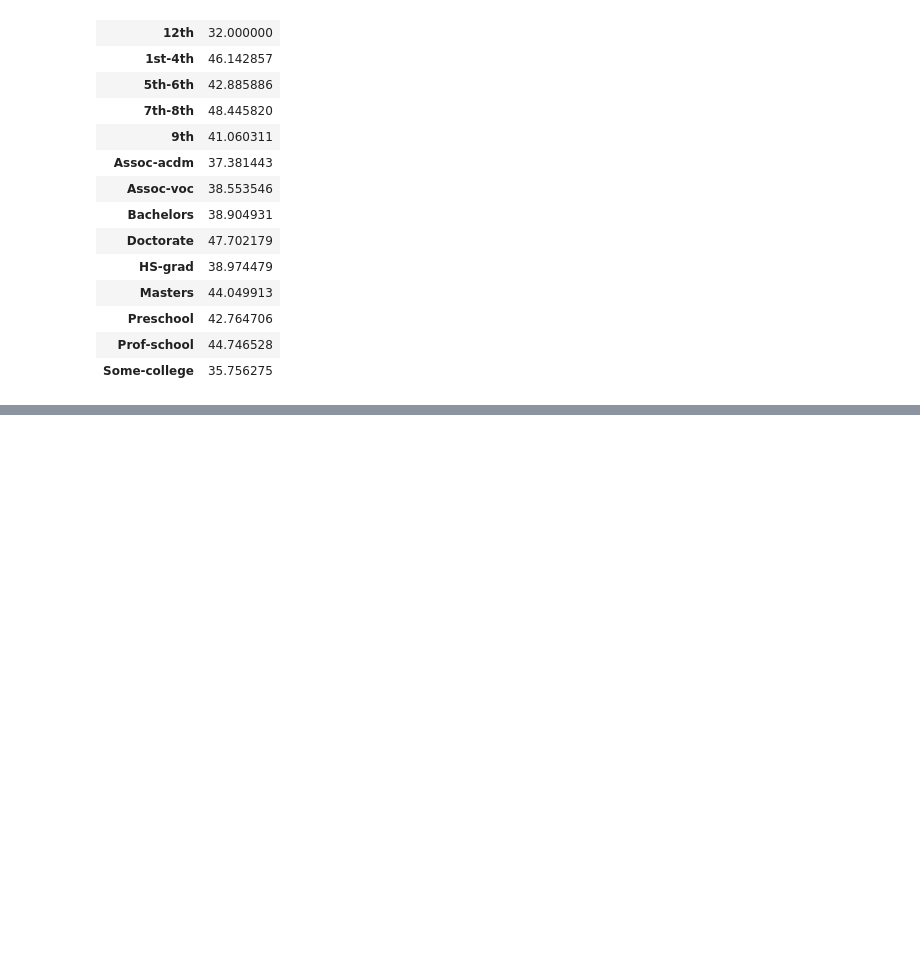
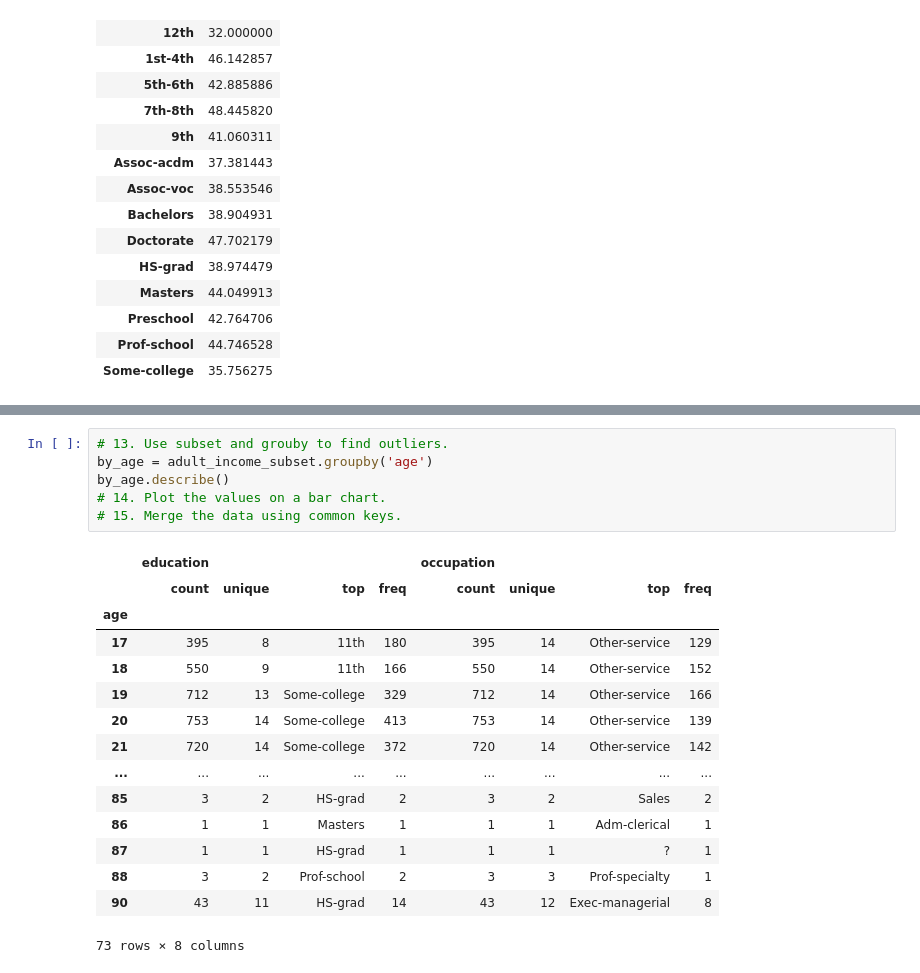
Before and after one commit to ramsey-king/DSC-540-Data-Preparation, a Jupyter notebook: Wk3-4/KingRamseyWk3-4Exercises.ipynb, the cells around one changed output, grey strips where cells are left out. Cells and saved outputs as stored; diff of their text form; blank space fills up the shorter version.

```diff
--- a/Wk3-4/KingRamseyWk3-4Exercises.ipynb
+++ b/Wk3-4/KingRamseyWk3-4Exercises.ipynb
@@ -242,0 +277,22 @@ above the 75th percentile
+# %%
+# 13. Use subset and grouby to find outliers.
+by_age = adult_income_subset.groupby('age')
+by_age.describe()
+# 14. Plot the values on a bar chart.
+# 15. Merge the data using common keys.
+# %% [output]
+|  | education |  |  |  | occupation |  |  |  |
+|  | count | unique | top | freq | count | unique | top | freq |
+| age |  |  |  |  |  |  |  |  |
+| 17 | 395 | 8 | 11th | 180 | 395 | 14 | Other-service | 129 |
+| 18 | 550 | 9 | 11th | 166 | 550 | 14 | Other-service | 152 |
+| 19 | 712 | 13 | Some-college | 329 | 712 | 14 | Other-service | 166 |
+| 20 | 753 | 14 | Some-college | 413 | 753 | 14 | Other-service | 139 |
+| 21 | 720 | 14 | Some-college | 372 | 720 | 14 | Other-service | 142 |
+| ... | ... | ... | ... | ... | ... | ... | ... | ... |
+| 85 | 3 | 2 | HS-grad | 2 | 3 | 2 | Sales | 2 |
+| 86 | 1 | 1 | Masters | 1 | 1 | 1 | Adm-clerical | 1 |
+| 87 | 1 | 1 | HS-grad | 1 | 1 | 1 | ? | 1 |
+| 88 | 3 | 2 | Prof-school | 2 | 3 | 3 | Prof-specialty | 1 |
+| 90 | 43 | 11 | HS-grad | 14 | 43 | 12 | Exec-managerial | 8 |
+73 rows × 8 columns
```
Also changed, not shown: parts of 2 cells of this notebook.
